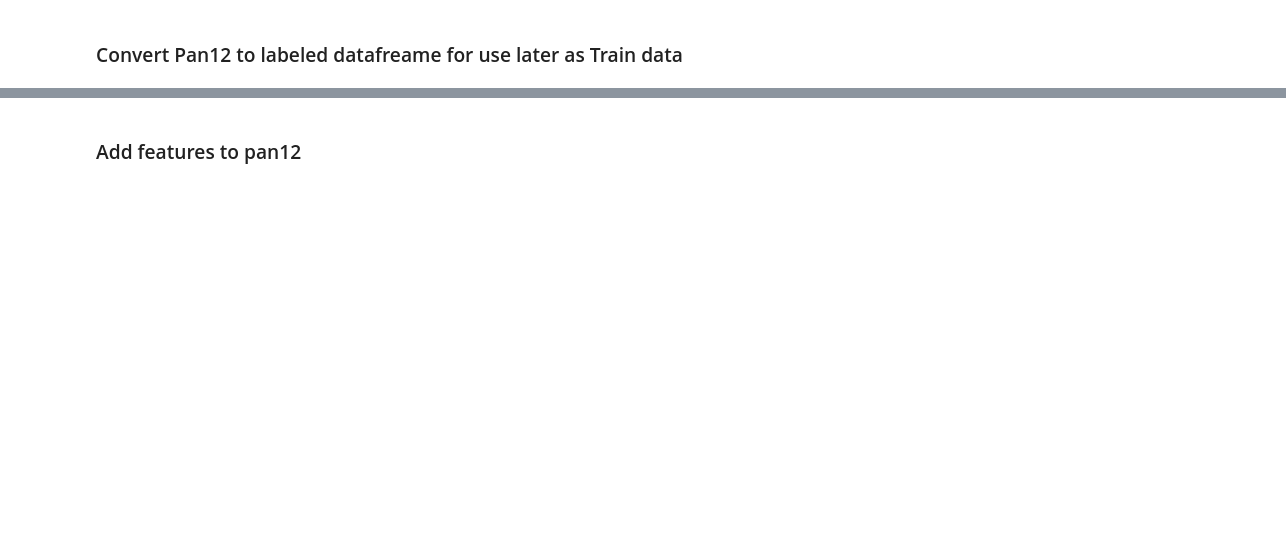
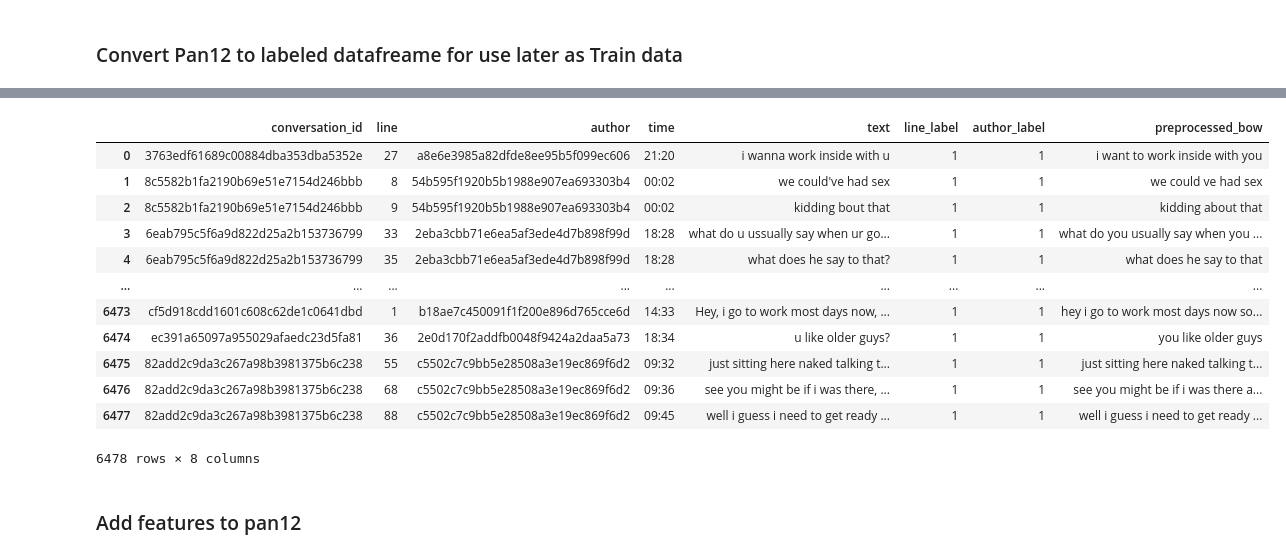
Before and after one commit to mryanivtal/cybersecurity_hw2, a Jupyter notebook: cyber_hw2.ipynb, the cells around one changed output, grey strips where cells are left out. Drawn from its saved outputs; the diff is of its cells as text; code cells hidden in the pictures; blank space fills up the shorter version.

```diff
--- a/cyber_hw2.ipynb
+++ b/cyber_hw2.ipynb
@@ -616,17 +692,31 @@ pan12_df.head(100)
 # %%
 # Preprocess pan12 perverted lines
 
 preprocess_args = {'stemmer': PorterStemmer(),
                     'speller': SpellChecker(),
                     'words_to_remove': set(stopwords.words('english')),
                     'emoticons': emoticons,
                     'chat_slang': chat_slang
                     }
 
 pan12_df = preprocess_df_for_bow(pan12_df, 'text', **preprocess_args)
-pan12_df.to_csv(OUTPUT_FOLDER / Path('pan12_perverted_lines_preprocessed.zip'))
+pan12_df.to_csv(OUTPUT_FOLDER / Path('pan12_perverted_lines_preprocessed.csv'))
 
 pan12_df
+# %% [output]
+|  | conversation_id | line | author | time | text | line_label | author_label | preprocessed_bow |
+| 0 | 3763edf61689c00884dba353dba5352e | 27 | a8e6e3985a82dfde8ee95b5f099ec606 | 21:20 | i wanna work inside with u | 1 | 1 | i want to work inside with you |
+| 1 | 8c5582b1fa2190b69e51e7154d246bbb | 8 | 54b595f1920b5b1988e907ea693303b4 | 00:02 | we could've had sex | 1 | 1 | we could ve had sex |
+| 2 | 8c5582b1fa2190b69e51e7154d246bbb | 9 | 54b595f1920b5b1988e907ea693303b4 | 00:02 | kidding bout that | 1 | 1 | kidding about that |
+| 3 | 6eab795c5f6a9d822d25a2b153736799 | 33 | 2eba3cbb71e6ea5af3ede4d7b898f99d | 18:28 | what do u ussually say when ur go... | 1 | 1 | what do you usually say when you ... |
+| 4 | 6eab795c5f6a9d822d25a2b153736799 | 35 | 2eba3cbb71e6ea5af3ede4d7b898f99d | 18:28 | what does he say to that? | 1 | 1 | what does he say to that |
+| ... | ... | ... | ... | ... | ... | ... | ... | ... |
+| 6473 | cf5d918cdd1601c608c62de1c0641dbd | 1 | b18ae7c450091f1f200e896d765cce6d | 14:33 | Hey, i go to work most days now, ... | 1 | 1 | hey i go to work most days now so... |
+| 6474 | ec391a65097a955029afaedc23d5fa81 | 36 | 2e0d170f2addfb0048f9424a2daa5a73 | 18:34 | u like older guys? | 1 | 1 | you like older guys |
+| 6475 | 82add2c9da3c267a98b3981375b6c238 | 55 | c5502c7c9bb5e28508a3e19ec869f6d2 | 09:32 | just sitting here naked talking t... | 1 | 1 | just sitting here naked talking t... |
+| 6476 | 82add2c9da3c267a98b3981375b6c238 | 68 | c5502c7c9bb5e28508a3e19ec869f6d2 | 09:36 | see you might be if i was there, ... | 1 | 1 | see you might be if i was there a... |
+| 6477 | 82add2c9da3c267a98b3981375b6c238 | 88 | c5502c7c9bb5e28508a3e19ec869f6d2 | 09:45 | well i guess i need to get ready ... | 1 | 1 | well i guess i need to get ready ... |
+6478 rows × 8 columns
 # %% [markdown]
 ### Add features to pan12
 # %%
```
Also changed, not shown: parts of 9 cells of this notebook, 7 other files.
